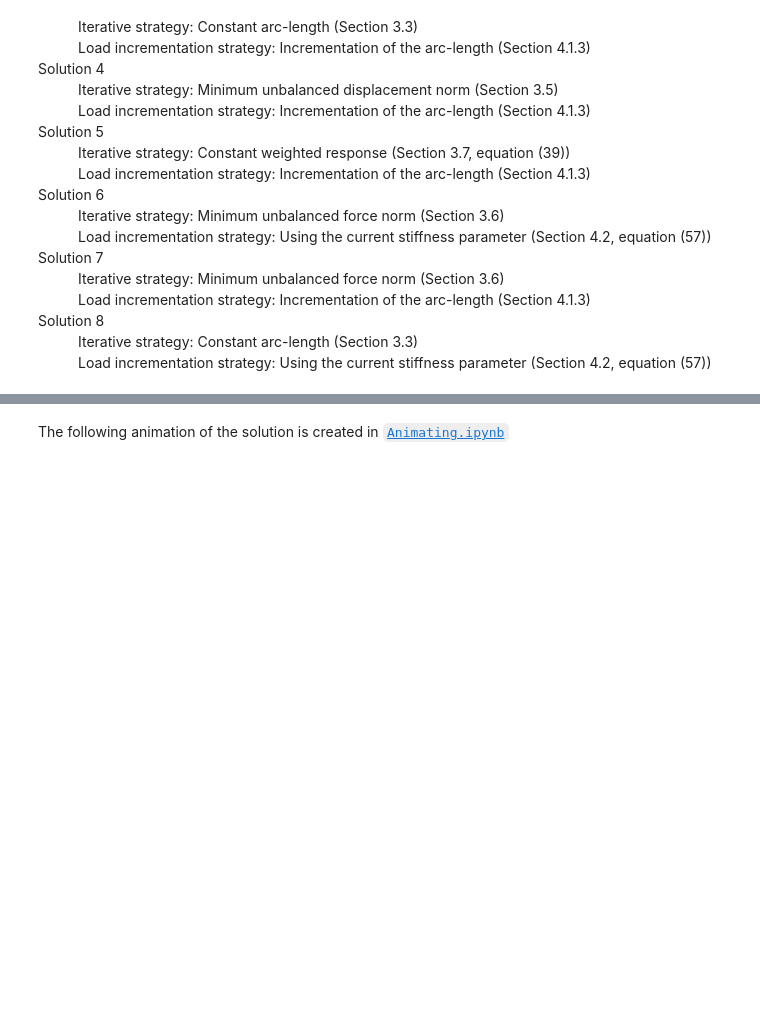
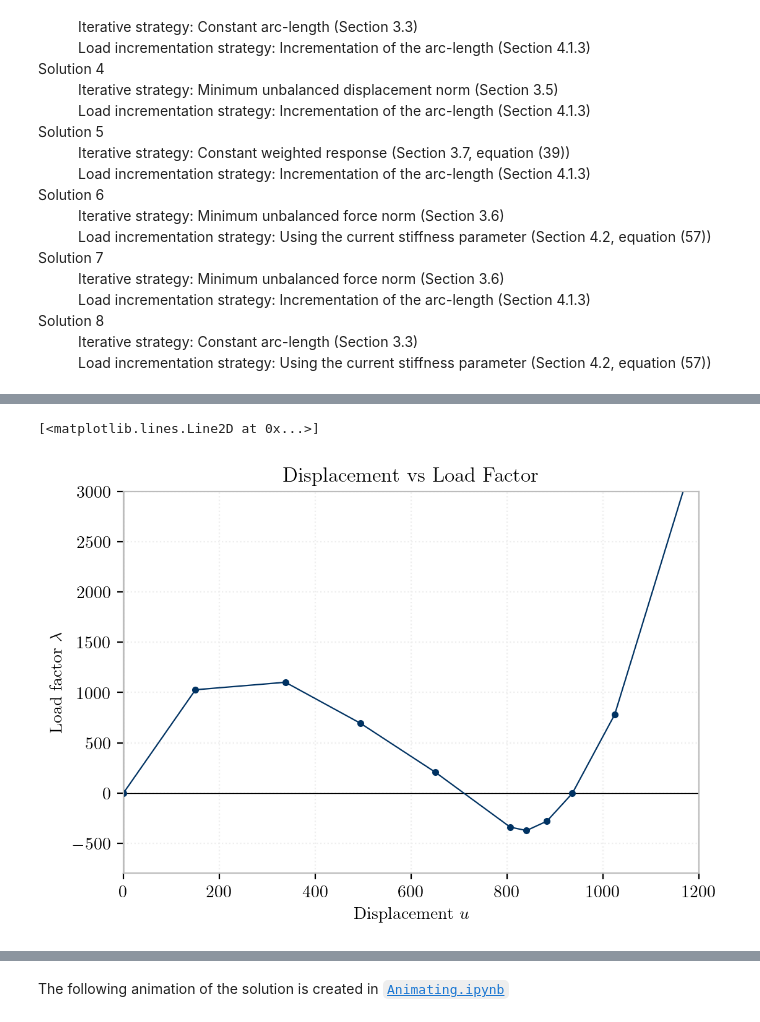
Before and after one commit to wensley-rushing/opensees-gallery, a Jupyter notebook: content/en/examples/ArchStaticSnap/IncrementalAnalysis.ipynb, the cells around one changed output, grey strips where cells are left out. Cells and saved outputs as stored; diff of their text form; code cells hidden in the pictures; blank space fills up the shorter version.

```diff
--- a/content/en/examples/ArchStaticSnap/IncrementalAnalysis.ipynb
+++ b/content/en/examples/ArchStaticSnap/IncrementalAnalysis.ipynb
@@ -139,0 +161,16 @@ def arc_control(model, dx, *args,  a=0):
+# %%
+
+def solution2(model,  dx, mid, dof, dumin=None, dumax=None):
+    Jd  = 5
+    if dumin is not None:
+        model.integrator("DisplacementControl", mid, dof, dx, Jd, dumin, dumax)
+    else:
+        model.integrator("DisplacementControl", mid, dof, dx, Jd)
+# %%
+ax = create_figure()
+model, mid = arch_model()
+x, y = analyze(model, mid, solution2,    7, -150, *(mid, 2, -300, -10))
+ax.plot(-x, y, '.-', label="S2")
+# %% [output]
+[<matplotlib.lines.Line2D at 0x...>]
+[figure, added]
```
Also changed, not shown: parts of 15 cells of this notebook, 5 other files.
